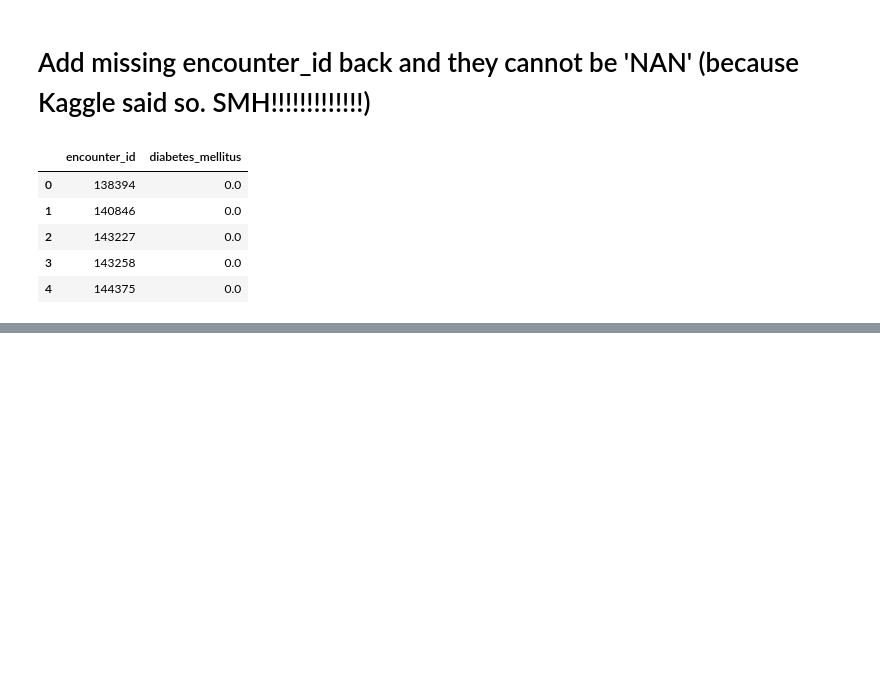
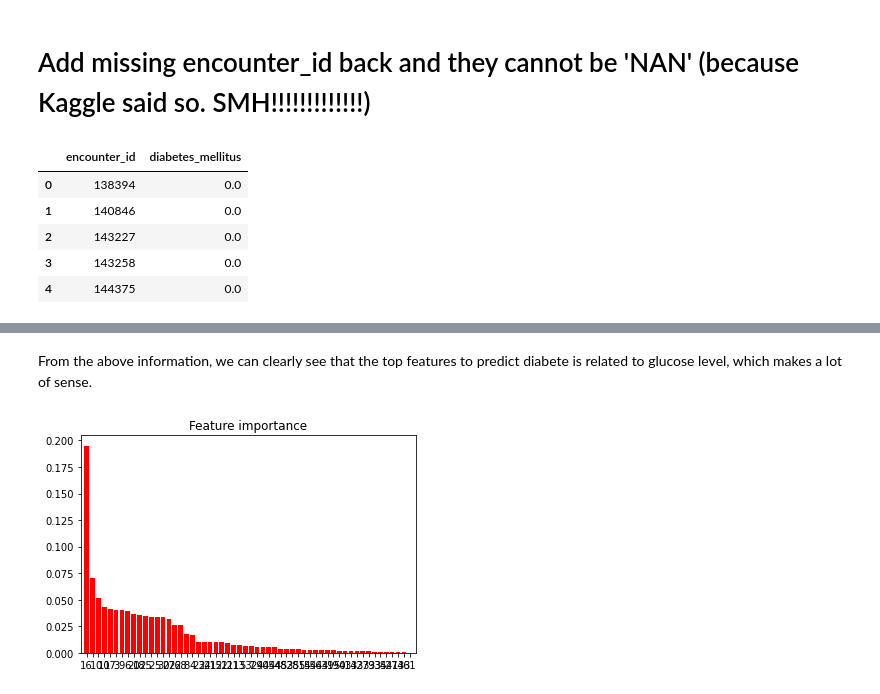
Before and after one commit to DaisyXinyiHe/diabetes_mellitus_predict, a Jupyter notebook: DataAnalysis.ipynb, the cells around one changed output, grey strips where cells are left out. Cells and saved outputs as stored; diff of their text form; code cells hidden in the pictures; blank space fills up the shorter version.

```diff
--- a/DataAnalysis.ipynb
+++ b/DataAnalysis.ipynb
@@ -479,0 +653,4 @@ row, col = np.where((abs(corr_matrix)>=0.5))
+# %%
+# Shuffle all rows in balance_x
+balance_X = balance_X.sample(frac=1)
+balance_X
@@ -479,0 +671,3 @@ row, col = np.where((abs(corr_matrix)>=0.5))
+# %%
+balance_y = balance_X['y']
+balance_X = balance_X.drop(columns='y')
@@ -479,0 +682,7 @@ row, col = np.where((abs(corr_matrix)>=0.5))
+# %%
+from sklearn.ensemble import RandomForestClassifier
+# random forest classification default: n = 100, criterion='gini'(gini index for feature importance),max_depth = None
+RF = RandomForestClassifier( random_state=42)
+RF.fit(balance_X.iloc[:,:], balance_y)
+trainresult_RF = RF.predict(balance_X.iloc[:,:])
+pred_RF = RF.predict(X_test.iloc[:,:])
@@ -479,0 +761,17 @@ row, col = np.where((abs(corr_matrix)>=0.5))
+# %% [markdown]
+From the above information, we can clearly see that the top features to predict diabete is related to glucose level, which makes a lot of sense.
+# %%
+feature_numbers = balance_X.iloc[:,:].shape[1]
+# %%
+# Plot the impurity-based feature importances of the forest
+
+indices_RF = np.argsort(RF.feature_importances_)[::-1]
+plt.figure()
+plt.title("Feature importance")
+plt.bar(range(feature_numbers), RF.feature_importances_[indices_RF],
+        color="r",  align="center")
+plt.xticks(range(balance_X.shape[1]), indices_RF)
+plt.xlim([-1, balance_X.shape[1]])
+plt.show()
+# %% [output]
+[figure, added]
```
Also changed, not shown: parts of 99 cells of this notebook.
